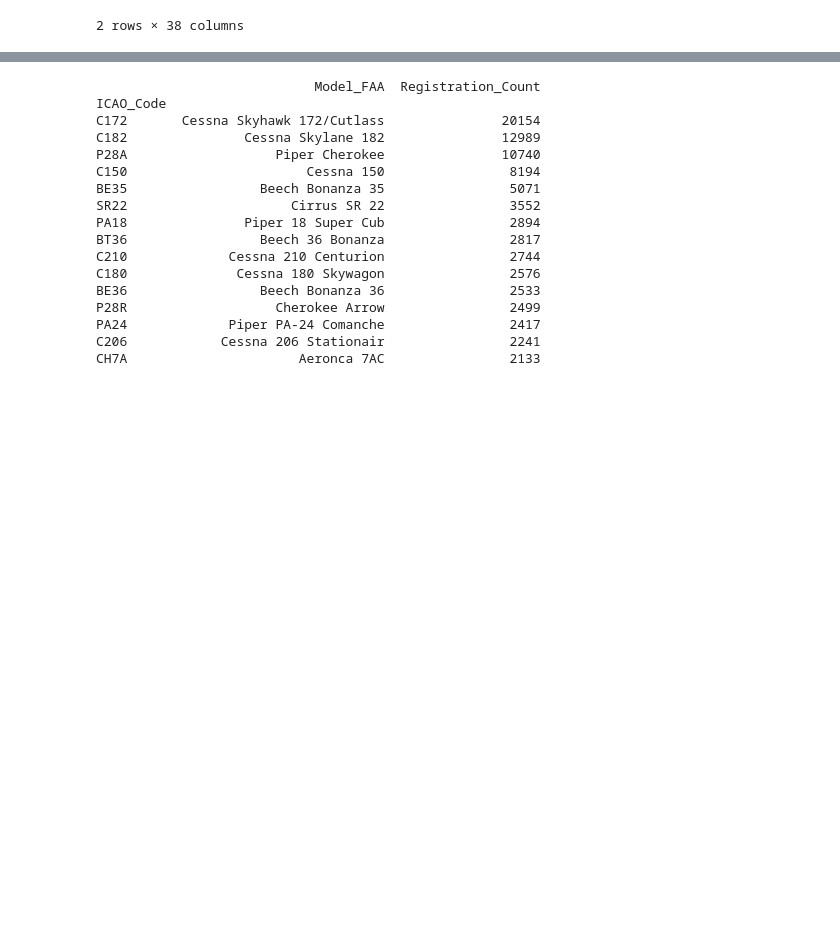
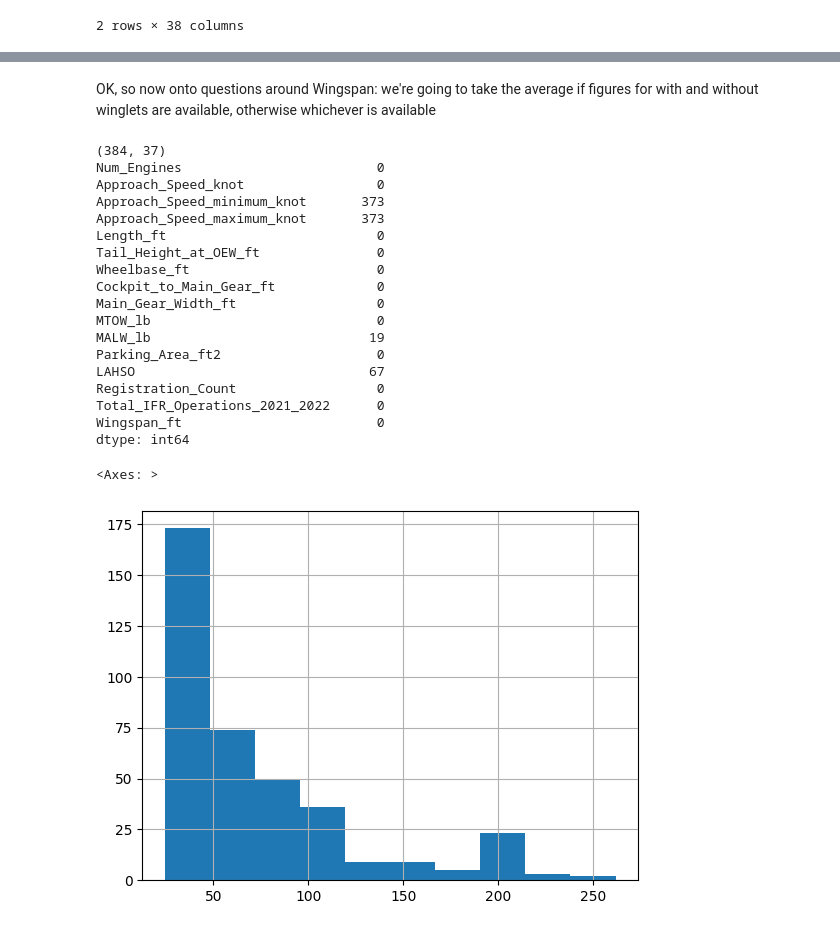
Before and after one commit to SharpWave/Dave_ML, a Jupyter notebook: FAA.ipynb, the cells around one changed output, grey strips where cells are left out. Drawn from its saved outputs; the diff is of its cells as text; code cells hidden in the pictures; blank space fills up the shorter version.

```diff
--- a/FAA.ipynb
+++ b/FAA.ipynb
@@ -195,21 +221,36 @@ df = df.dropna(subset=['Approach_Speed_knot'])
-# %%
-# list ICAO_Code and Registration_Count columns for 5 rows with highest Registration_Count
-print(df[['Model_FAA','Registration_Count']].nlargest(15,'Registration_Count'))
-# %% [output]
-                            Model_FAA  Registration_Count
-ICAO_Code
-C172       Cessna Skyhawk 172/Cutlass               20154
-C182               Cessna Skylane 182               12989
-P28A                   Piper Cherokee               10740
-C150                       Cessna 150                8194
-BE35                 Beech Bonanza 35                5071
-SR22                     Cirrus SR 22                3552
-PA18               Piper 18 Super Cub                2894
-BT36                 Beech 36 Bonanza                2817
-C210             Cessna 210 Centurion                2744
-C180              Cessna 180 Skywagon                2576
-BE36                 Beech Bonanza 36                2533
-P28R                   Cherokee Arrow                2499
-PA24             Piper PA-24 Comanche                2417
-C206            Cessna 206 Stationair                2241
-CH7A                      Aeronca 7AC                2133
+# %% [markdown]
+OK, so now onto questions around Wingspan: we're going to take the average if figures for with and without winglets are available, otherwise whichever is available
+# %%
+# for rows where Wingspan_ft_without_winglets_sharklets is missing, fill in the value from Wingspan_ft_with_winglets_sharklets
+df.fillna({'Wingspan_ft_without_winglets_sharklets': df['Wingspan_ft_with_winglets_sharklets']}, inplace=True)
+# for rows where Wingspan_ft_with_winglets_sharklets is missing, fill in the value from Wingspan_ft_without_winglets_sharklets
+df.fillna({'Wingspan_ft_with_winglets_sharklets': df['Wingspan_ft_without_winglets_sharklets']}, inplace=True)
+# make new column Wingspan_ft that is the average of the two
+df['Wingspan_ft'] = (df['Wingspan_ft_without_winglets_sharklets'] + df['Wingspan_ft_with_winglets_sharklets'])/2
+# drop the two original columns
+df.drop(columns=['Wingspan_ft_without_winglets_sharklets','Wingspan_ft_with_winglets_sharklets'],axis=1,inplace=True)
+print(df.shape)
+num_cols = df.select_dtypes(include=['float64','int64']).columns
+print(df[num_cols].isnull().sum())
+df['Wingspan_ft'].hist()
+# %% [output]
+(384, 37)
+Num_Engines                         0
+Approach_Speed_knot                 0
+Approach_Speed_minimum_knot       373
+Approach_Speed_maximum_knot       373
+Length_ft                           0
+Tail_Height_at_OEW_ft               0
+Wheelbase_ft                        0
+Cockpit_to_Main_Gear_ft             0
+Main_Gear_Width_ft                  0
+MTOW_lb                             0
+MALW_lb                            19
+Parking_Area_ft2                    0
+LAHSO                              67
+Registration_Count                  0
+Total_IFR_Operations_2021_2022      0
+Wingspan_ft                         0
+dtype: int64
+<Axes: >
+[figure, added]
```
Also changed, not shown: parts of 1 cell of this notebook.
